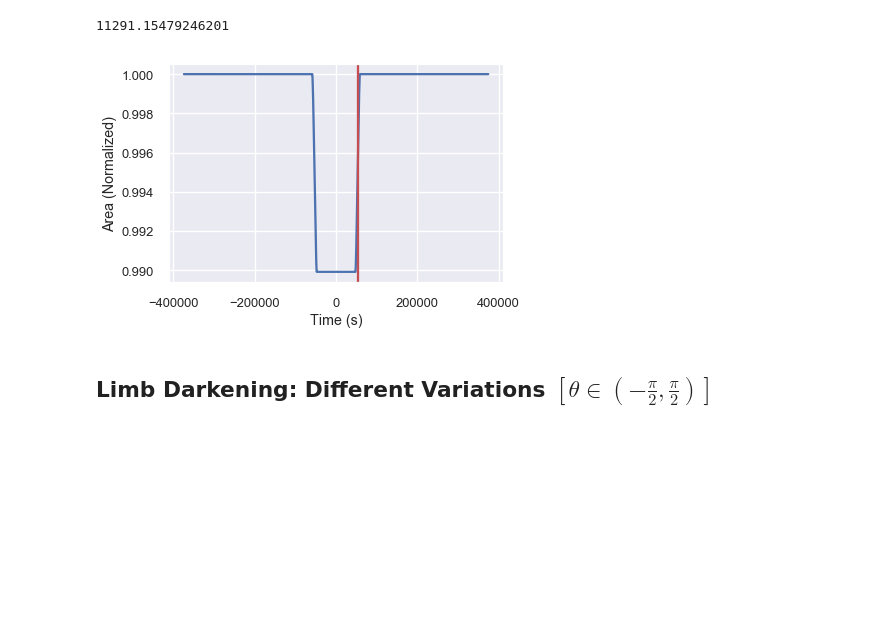
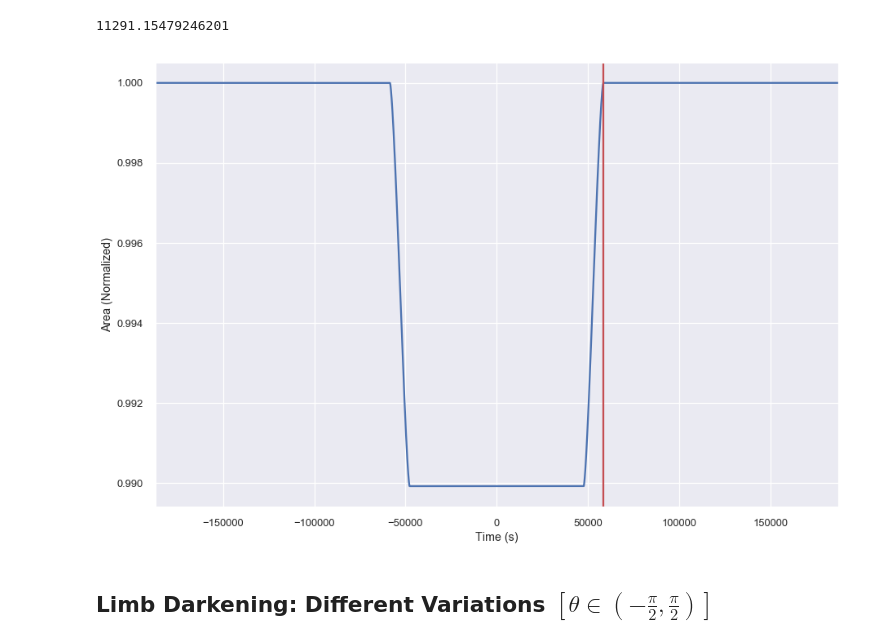
Before and after one commit to arnav257/Exoplanets_Krittika, a Jupyter notebook: Circular- LD & Occultation.ipynb, the cells around one changed output. Drawn from its saved outputs; the diff is of its cells as text; code cells hidden in the pictures; blank space fills up the shorter version.

```diff
--- a/Circular- LD & Occultation.ipynb
+++ b/Circular- LD & Occultation.ipynb
@@ -40,13 +40,15 @@ def intersectional_area(v,t,R_s,R_p,b): #Find the intersectional area; formulae
 # %% [markdown]
 ### Test with Artificial Values:
 # %%
-t = np.linspace(-30,30,10000)
+t1 = np.linspace(-30,30,10000)
 area = np.array([])
 
-for temp in t:
+for temp in t1:
     area = np.append(area,intersectional_area(1.1,temp,10,3,4))
 
-plt.plot(t,np.pi*100-area)
+
+plt.figure(figsize=(15,10))
+plt.plot(t1,np.pi*100-area)
 plt.xlabel('Time')
 plt.ylabel('Area')
 plt.show()
@@ -77,19 +79,30 @@ tau
 # %% [output]
 11291.15479246201
 # %%
-t = np.linspace(-P*10e-4,P*10e-4,15000)
-area = np.array([])
-for temp in t:
-    area = np.append(area,intersectional_area(v,temp,R_s,R_p,b*R_s))
+t = np.linspace(-10e-4*P/2,10e-4*P/2,50000)
 
-plt.plot(t,(np.pi*R_s**2-area)/np.max(np.pi*R_s**2))
+def getarea(t):
+    area = np.array([])
+    for temp in t:
+        area = np.append(area,intersectional_area(v,temp,R_s,R_p,b*R_s))
+    return area
+
+area = getarea(t)
+
+def getflux(area):
+    return np.pi*R_s**2-area
+
+flux = getflux(area)
+plt.figure(figsize=(15,10))
+plt.plot(t,flux/np.max(flux));
 plt.xlabel('Time (s)')
-#plt.axvline(x=t_F/2,c='r')
-plt.axvline(x=t_F/2,c='r')
+
+plt.xlim(-10e-4*P/2,10e-4*P/2)
+plt.axvline(x=t_T/2,c='r')
 plt.ylabel('Area (Normalized)')
 plt.show()
 # %% [output]
-[figure, old version]
+[figure, new version]
 # %% [markdown]
 ## Limb Darkening: Different Variations $\left[\theta \in \left(-\frac{\pi}{2},\frac{\pi}{2}\right)\right]$
 # %% [markdown]
```
Also changed, not shown: parts of 8 cells of this notebook, 1 other file.
